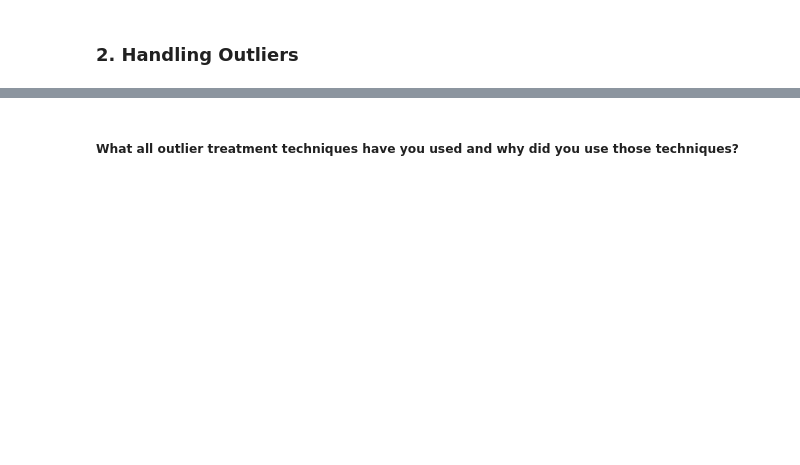
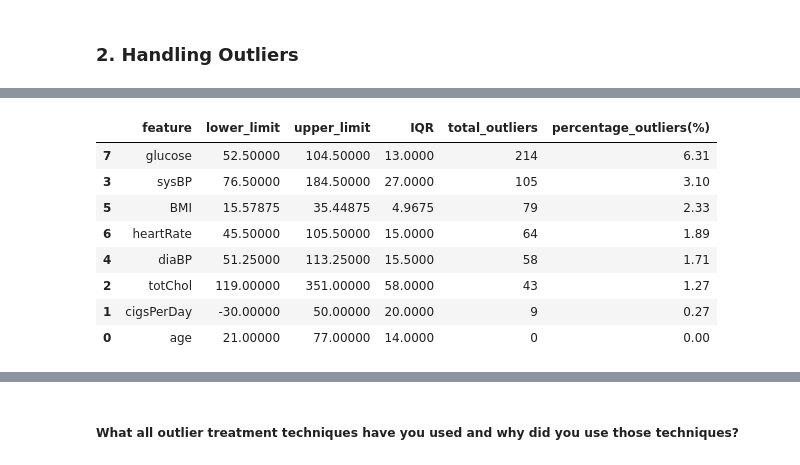
Before and after one commit to DevanshA2511/Devanshs_Cardiovascular_Risk_Prediction, a Jupyter notebook: Devansh's_Cardiovascular_Risk_Prediction_ML_Project.ipynb, the cells around one changed output, grey strips where cells are left out. Drawn from its saved outputs; the diff is of its cells as text; code cells hidden in the pictures; blank space fills up the shorter version.

```diff
--- a/Devansh's_Cardiovascular_Risk_Prediction_ML_Project.ipynb
+++ b/Devansh's_Cardiovascular_Risk_Prediction_ML_Project.ipynb
@@ -980,0 +1122,52 @@ Answer Here.
+# %%
+# Defining a function to create a DataFrame of total outliers and percentage of outliers
+def outliers_df(df, continuous_features):
+    # Initializing an empty DataFrame to store the outlier information
+    outlier_df = pd.DataFrame(columns=['feature', 'lower_limit', 'upper_limit',
+                                       'IQR', 'total_outliers', 'percentage_outliers(%)'])
+
+    # Iterating through each continuous feature
+    for feature in continuous_features:
+        # Extracting the values of the current feature
+        values = df[feature]
+
+        # Calculating the quartiles (Q1, Q2, Q3)
+        q1, q2, q3 = values.quantile([0.25, 0.5, 0.75])
+
+        # Calculating the Interquartile Range (IQR)
+        iqr = q3 - q1
+
+        # Defining lower and upper limits for outliers
+        lower_limit = q1 - 1.5 * iqr
+        upper_limit = q3 + 1.5 * iqr
+
+        # Identifying outliers based on the limits
+        outliers = values[(values < lower_limit) | (values > upper_limit)]
+
+        # Calculating the total number of outliers and their percentage
+        total_outliers = len(outliers)
+        percentage_outliers = round(total_outliers * 100 / len(values), 2)
+
+        # Appending the outlier information to the outlier_df DataFrame
+        outlier_df = outlier_df.append({'feature': feature,
+                                        'lower_limit': lower_limit,
+                                        'upper_limit': upper_limit,
+                                        'IQR': iqr,
+                                        'total_outliers': total_outliers,
+                                        'percentage_outliers(%)': percentage_outliers},
+                                        ignore_index=True)
+
+    # Sorting the DataFrame by percentage of outliers in descending order
+    return outlier_df.sort_values(by=['percentage_outliers(%)'], ascending=False)
+# %%
+outliers_df(df,continuous_variables)
+# %% [output]
+|  | feature | lower_limit | upper_limit | IQR | total_outliers | percentage_outliers(%) |
+| 7 | glucose | 52.50000 | 104.50000 | 13.0000 | 214 | 6.31 |
+| 3 | sysBP | 76.50000 | 184.50000 | 27.0000 | 105 | 3.10 |
+| 5 | BMI | 15.57875 | 35.44875 | 4.9675 | 79 | 2.33 |
+| 6 | heartRate | 45.50000 | 105.50000 | 15.0000 | 64 | 1.89 |
+| 4 | diaBP | 51.25000 | 113.25000 | 15.5000 | 58 | 1.71 |
+| 2 | totChol | 119.00000 | 351.00000 | 58.0000 | 43 | 1.27 |
+| 1 | cigsPerDay | -30.00000 | 50.00000 | 20.0000 | 9 | 0.27 |
+| 0 | age | 21.00000 | 77.00000 | 14.0000 | 0 | 0.00 |
```
Also changed, not shown: parts of 79 cells of this notebook.
